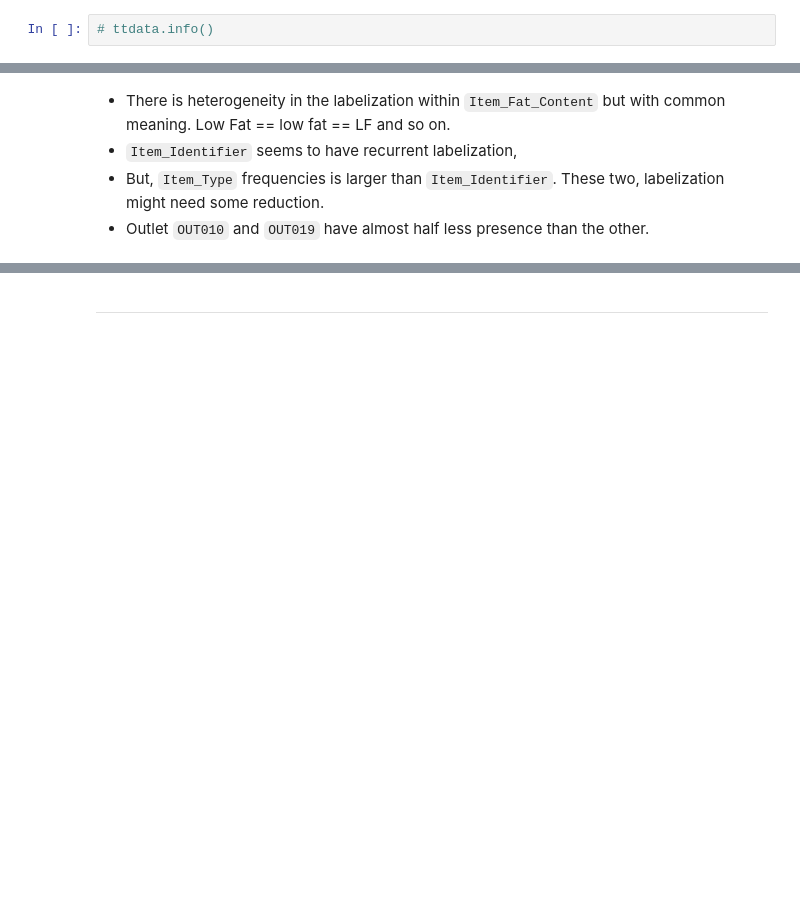
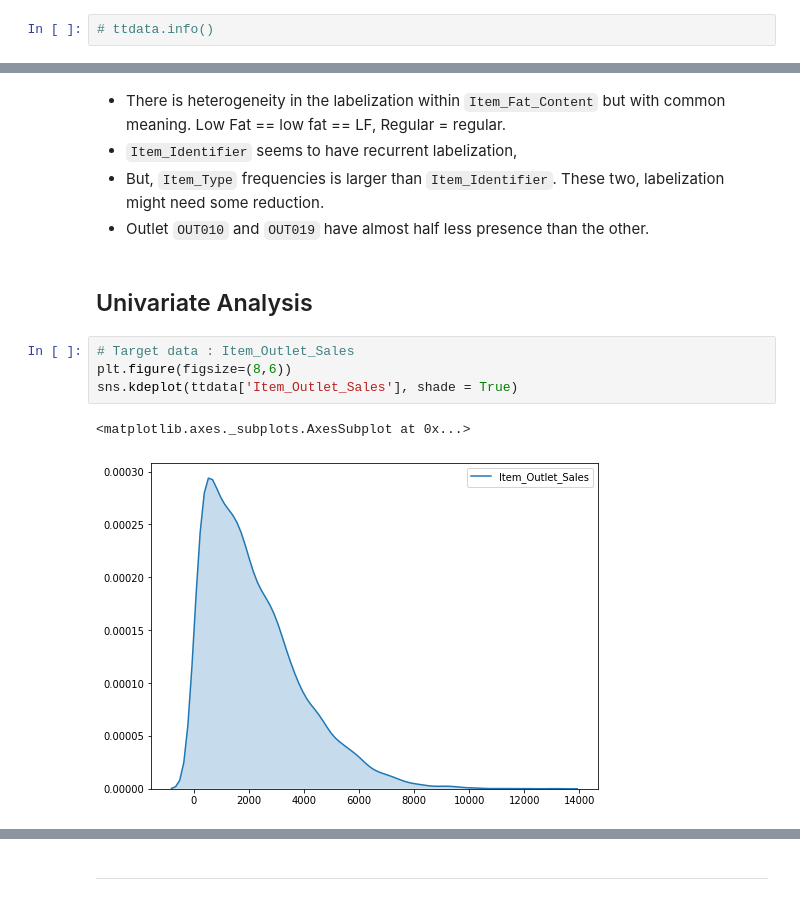
Before and after one commit to MikeHatchi/Big-Mart-Sales-III, a Jupyter notebook: Big_Mart_sales_III.ipynb, the cells around one changed output, grey strips where cells are left out. Drawn from its saved outputs; the diff is of its cells as text; blank space fills up the shorter version.

```diff
--- a/Big_Mart_sales_III.ipynb
+++ b/Big_Mart_sales_III.ipynb
@@ -213,7 +210,16 @@ train    8523
 test     5681
 Name: source, dtype: int64
 # %% [markdown]
-+ There is heterogeneity in the labelization within `Item_Fat_Content` but with common meaning. Low Fat == low fat == LF and so on.
++ There is heterogeneity in the labelization within `Item_Fat_Content` but with common meaning. Low Fat == low fat == LF, Regular = regular.
 + `Item_Identifier` seems to have recurrent labelization,
 + But, `Item_Type` frequencies is larger than `Item_Identifier`. These two, labelization might need some reduction.
 + Outlet `OUT010` and `OUT019` have almost half less presence than the other.
+# %% [markdown]
+## Univariate Analysis
+# %%
+# Target data : Item_Outlet_Sales
+plt.figure(figsize=(8,6))
+sns.kdeplot(ttdata['Item_Outlet_Sales'], shade = True)
+# %% [output]
+<matplotlib.axes._subplots.AxesSubplot at 0x...>
+[figure, added]
```
Also changed, not shown: parts of 41 cells of this notebook.
